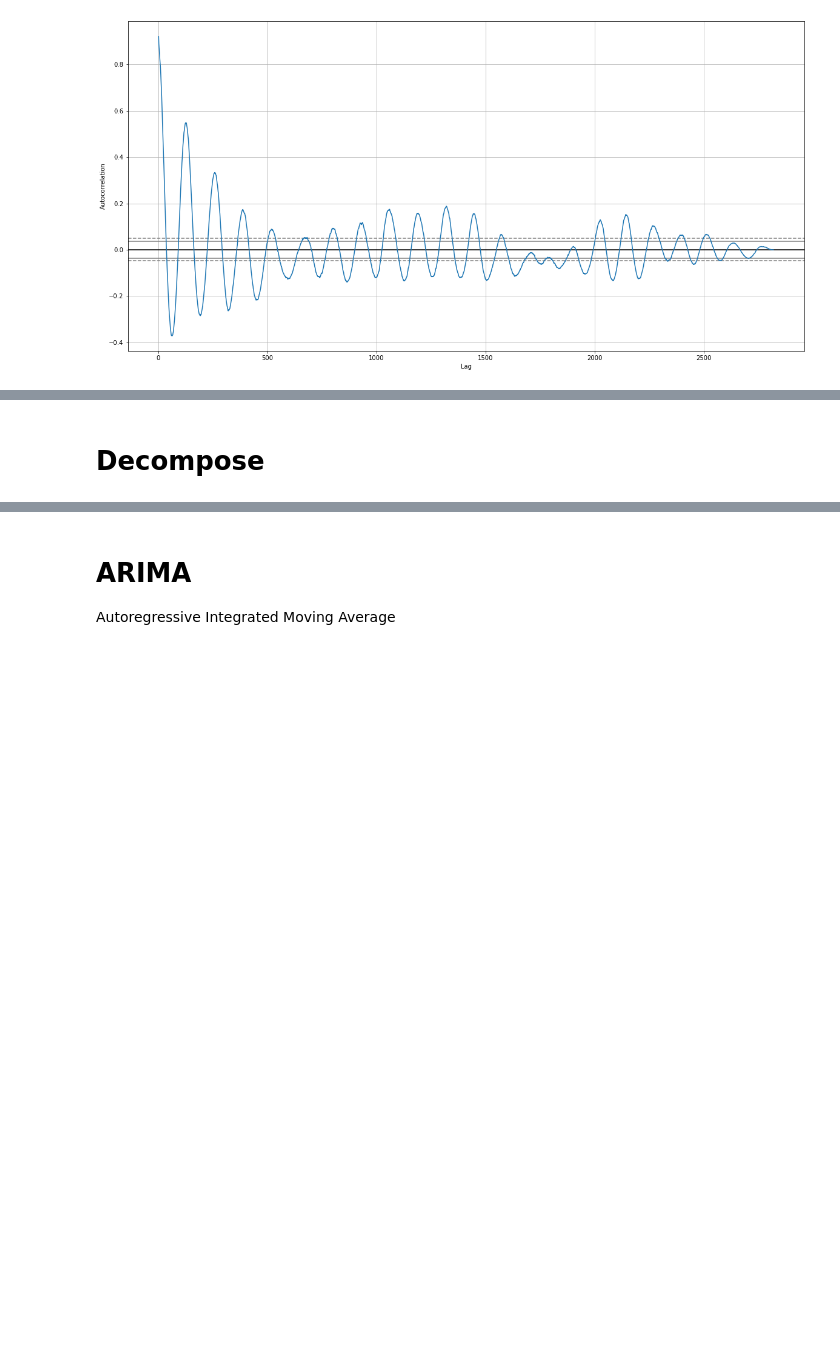
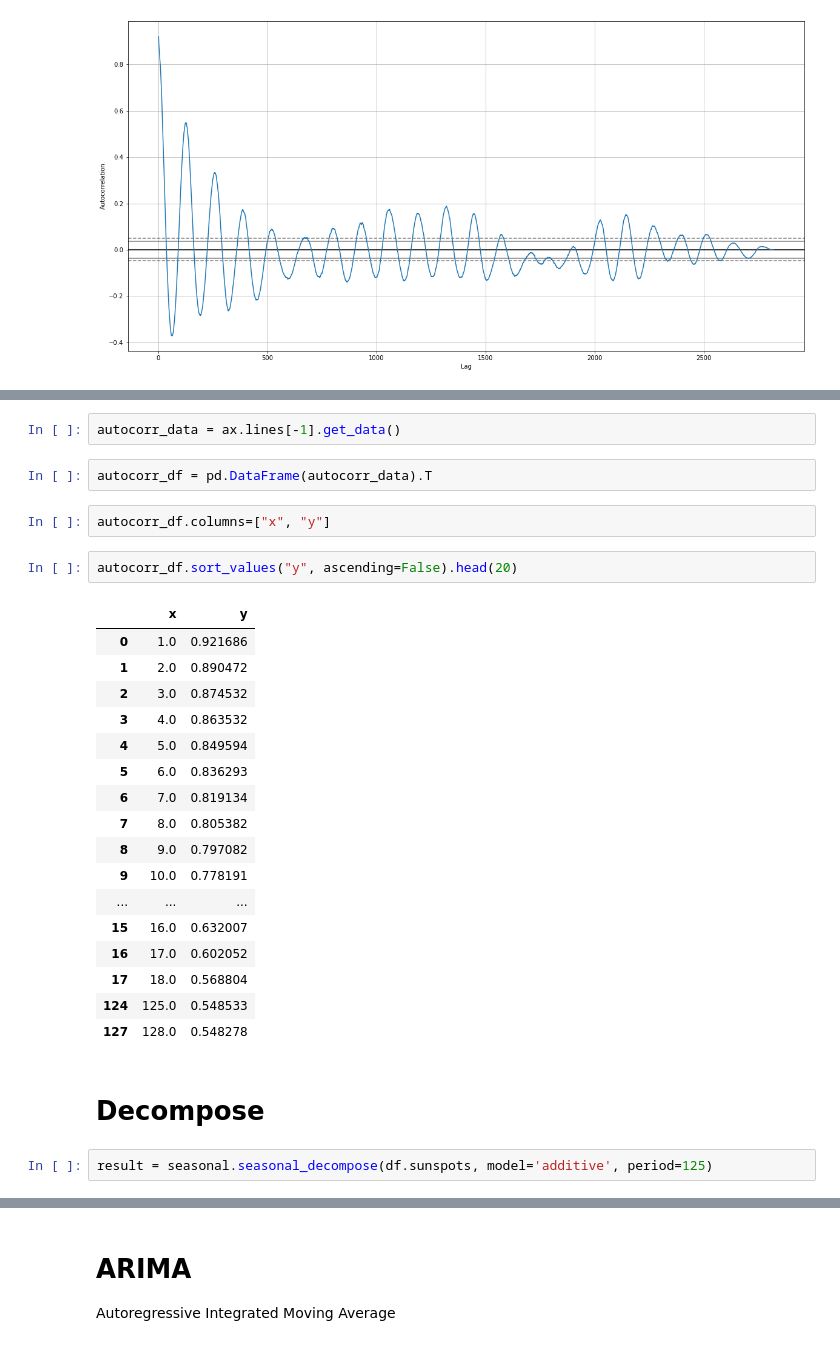
Before and after one commit to noproblem-james/time_series, a Jupyter notebook: notebooks/scratch.ipynb, the cells around one changed output, grey strips where cells are left out. Saved outputs shown, nothing was run; the diff lists cells and outputs as text; blank space fills up the shorter version.

```diff
--- a/notebooks/scratch.ipynb
+++ b/notebooks/scratch.ipynb
@@ -69,2 +88,30 @@ pd.plotting.autocorrelation_plot(df.sunspots, ax=ax)
+# %%
+autocorr_data = ax.lines[-1].get_data()
+# %%
+autocorr_df = pd.DataFrame(autocorr_data).T
+# %%
+autocorr_df.columns=["x", "y"]
+# %%
+autocorr_df.sort_values("y", ascending=False).head(20)
+# %% [output]
+|  | x | y |
+| 0 | 1.0 | 0.921686 |
+| 1 | 2.0 | 0.890472 |
+| 2 | 3.0 | 0.874532 |
+| 3 | 4.0 | 0.863532 |
+| 4 | 5.0 | 0.849594 |
+| 5 | 6.0 | 0.836293 |
+| 6 | 7.0 | 0.819134 |
+| 7 | 8.0 | 0.805382 |
+| 8 | 9.0 | 0.797082 |
+| 9 | 10.0 | 0.778191 |
+| ... | ... | ... |
+| 15 | 16.0 | 0.632007 |
+| 16 | 17.0 | 0.602052 |
+| 17 | 18.0 | 0.568804 |
+| 124 | 125.0 | 0.548533 |
+| 127 | 128.0 | 0.548278 |
 # %% [markdown]
 # Decompose
+# %%
+result = seasonal.seasonal_decompose(df.sunspots, model='additive', period=125)
```
Also changed, not shown: parts of 11 cells of this notebook.
